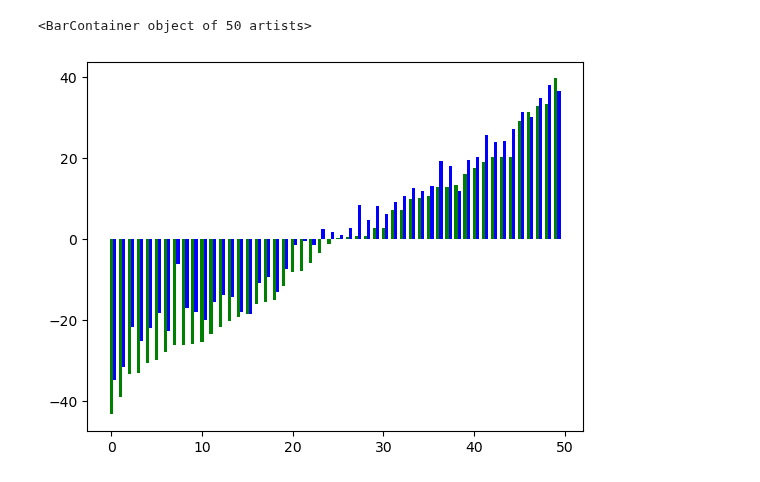
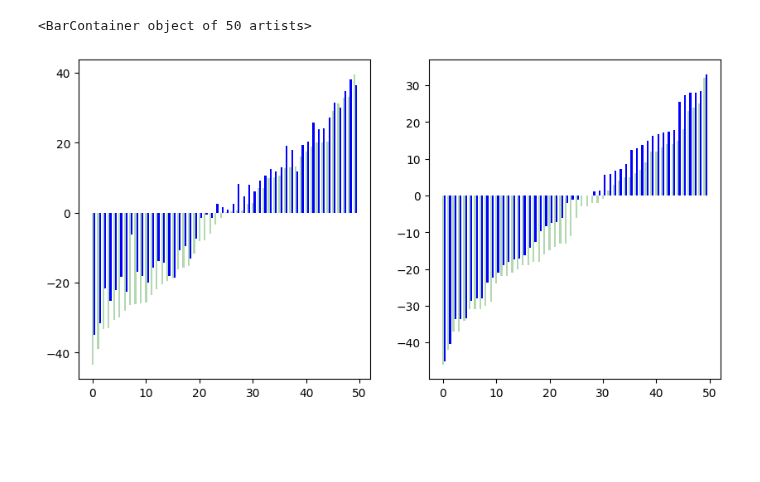
Before and after one commit to brash99/phys421, a Jupyter notebook: JupyterNotebooks/Examples/ElectionPollingModels.ipynb, the cells around one changed output. Saved outputs shown, nothing was run; the diff lists cells and outputs as text; code cells hidden in the pictures; blank space fills up the shorter version.

```diff
--- a/JupyterNotebooks/Examples/ElectionPollingModels.ipynb
+++ b/JupyterNotebooks/Examples/ElectionPollingModels.ipynb
@@ -5,5 +5,20 @@ import scipy.stats as stats
 # %%
 states = np.array(['AZ','WA','OR','CA','NV','ID','MT','WY','UT','CO','NM','AK','HI','ND','SD','NE','KS','OK','TX','MN','IA','MO','AR','LA','WI','IL','KY','TN','MS','AL','MI','IN','OH','WV','NC','SC','GA','FL','VA','MD','DE','NJ','PA','NY','CT','RI','VT','NH','MA','ME'])
 margin = np.array([0.51,20.1,16.1,31.2,2.7,-30.7,-26.3,-43.4,-21.8,13.2,10.6,-29.9,39.6,-33.3,-26.2,-19.4,-15.2,-33.1,-5.9,7.1,-8.2,-15.6,-28.0,-18.7,0.62,12.9,-25.9,-23.6,-20.4,-25.6,2.6,-16.1,-7.9,-39.0,-1.4,-11.7,0.19,-3.4,9.8,29.2,19.0,17.5,0.67,12.8,20.2,20.3,33.2,7.1,32.8,10.1])
+# %%
+states2 = [x for _,x in sorted(zip(states,states))]
+margin2 = np.array([-15,-31,-31,-6,
+                    18,12,14,15,
+                    -13,-2,23,-13,
+                    -37,9,-19,-16,
+                    -31,-22,25,24,
+                    7,1.4,4,-18,
+                    -24,-20,-3,-37,
+                    -22,3,5,6,
+                    -3,12,-11,-34,
+                    13,-2,14,-18,
+                    -29,-30,-14,-21,
+                    5,32,-19,-0.86,
+                    -42,-46])
 # %%
 print (len(states),len(margin))
@@ -12,3 +29,8 @@ print (len(states),len(margin))
 # %%
 margin_sorted = [x for _,x in sorted(zip(margin,margin))]
 states_sorted = [x for _,x in sorted(zip(margin,states))]
+
+margin2_sorted = [x for _,x in sorted(zip(margin2,margin2))]
+states2_sorted = [x for _,x in sorted(zip(margin2,states2))]
+
+states3_sorted = [x for _,x in sorted(zip(np.abs(margin2),states2))]
@@ -18,0 +43,13 @@ print (states_sorted,margin_sorted)
+# %%
+margin3 = np.array([1.1, 1.3, -1.1, 0.1, -1.1, 5.9, 0.0, 5.7,
+                    13.7, 6.8, -2.0, 7.3, 8.6, 14.8, -8.4, 12.4,
+                    17.1, -6.1, -7.3, 12.9, 17.4, 16.7, -7.4, -9.8,
+                    16.2, -16.3, 25.4, -14.3, -12.6, -17.2, 17.9, -18.0,
+                    -22.3, -20.9, -17.3, 27.3, 28.4, -18.9, 27.9, 27.9,
+                    -23.7, -27.9, -28.6, -27.9, 33.0, -33.7, -33.6, -33.5, -40.4, -45.2])
+
+fte_margin2 = [x for _,x in sorted(zip(margin3,margin3))]
+states2_sorted = [x for _,x in sorted(zip(margin3,states3_sorted))]
+
+print (states2_sorted)
+print(fte_margin2)
@@ -141,9 +303,15 @@ plt.plot(x,y,'r--')
 # %%
 ind = np.arange(50)
 width = 0.35
 
-plt.bar(ind, margin_sorted, width, color='green')
-plt.bar(ind+width, fte_margin, width, color='blue')
+fig = plt.figure(figsize=(10,5))
+ax0, ax1 = fig.subplots(1,2)
+
+ax0.bar(ind, margin_sorted, width, color='green', alpha=0.3)
+ax0.bar(ind+width, fte_margin, width, color='blue', alpha=1.)
+
+ax1.bar(ind, margin2_sorted, width, color='green', alpha=0.3)
+ax1.bar(ind+width, fte_margin2, width, color='blue', alpha=1.)
 # %% [output]
 <BarContainer object of 50 artists>
-[figure, old version]
+[figure, new version]
```
Also changed, not shown: parts of 11 cells of this notebook, 3 other files.
